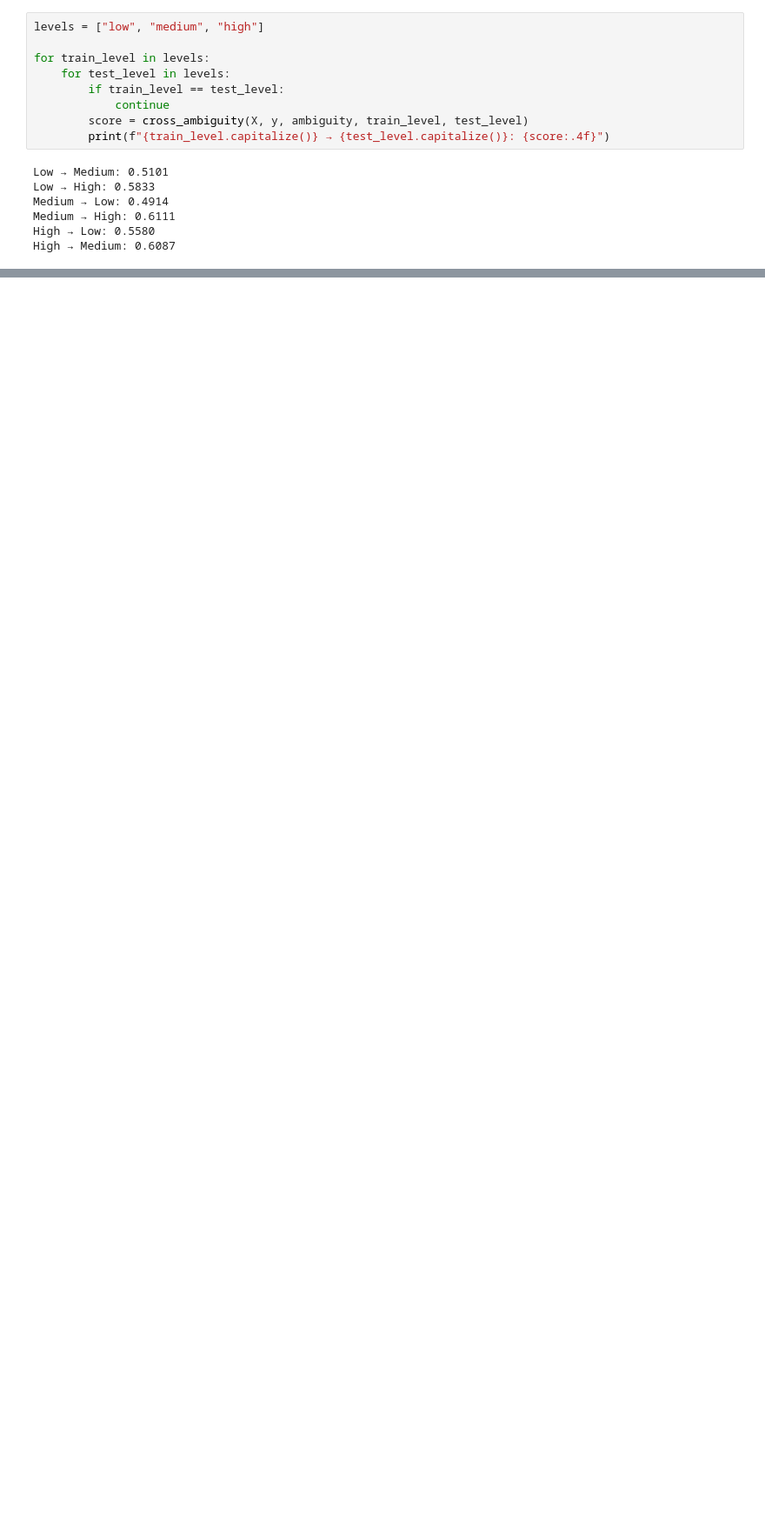
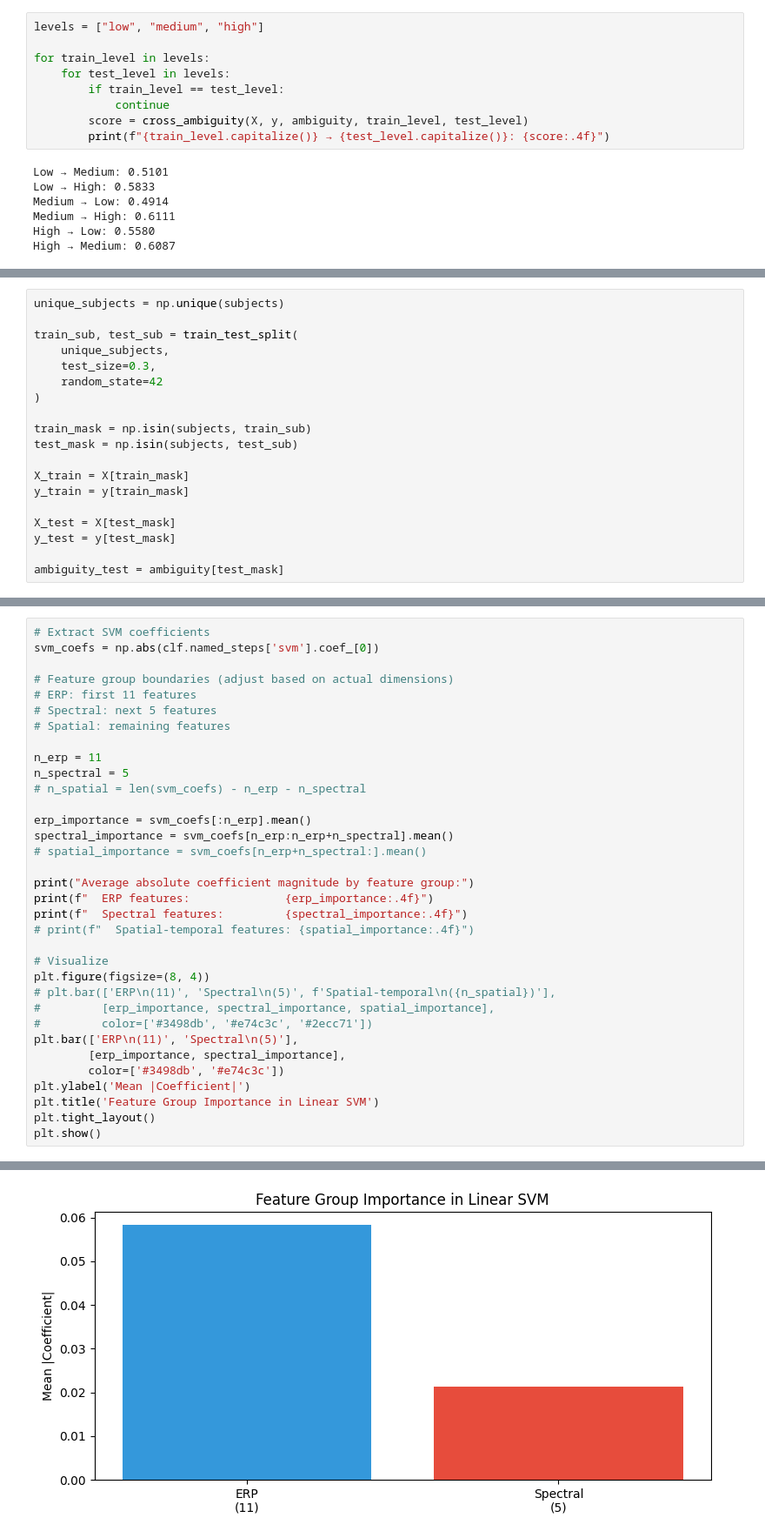
Before and after one commit to Mingrui-Zhuang/COGS189_Face_emotion_EEG, a Jupyter notebook: preprocessing.ipynb, the cells around one changed output, grey strips where cells are left out. Shown at 87% size. Saved outputs shown, nothing was run; the diff lists cells and outputs as text; blank space fills up the shorter version.

```diff
--- a/preprocessing.ipynb
+++ b/preprocessing.ipynb
@@ -1081,0 +1197,19 @@ Medium > High: t=nan, p=nan
+# %%
+unique_subjects = np.unique(subjects)
+
+train_sub, test_sub = train_test_split(
+    unique_subjects,
+    test_size=0.3,
+    random_state=42
+)
+
+train_mask = np.isin(subjects, train_sub)
+test_mask = np.isin(subjects, test_sub)
+
+X_train = X[train_mask]
+y_train = y[train_mask]
+
+X_test = X[test_mask]
+y_test = y[test_mask]
+
+ambiguity_test = ambiguity[test_mask]
@@ -1081,0 +1272,35 @@ Medium > High: t=nan, p=nan
+# %%
+# Extract SVM coefficients
+svm_coefs = np.abs(clf.named_steps['svm'].coef_[0])
+
+# Feature group boundaries (adjust based on actual dimensions)
+# ERP: first 11 features
+# Spectral: next 5 features
+# Spatial: remaining features
+
+n_erp = 11
+n_spectral = 5
+# n_spatial = len(svm_coefs) - n_erp - n_spectral
+
+erp_importance = svm_coefs[:n_erp].mean()
+spectral_importance = svm_coefs[n_erp:n_erp+n_spectral].mean()
+# spatial_importance = svm_coefs[n_erp+n_spectral:].mean()
+
+print("Average absolute coefficient magnitude by feature group:")
+print(f"  ERP features:              {erp_importance:.4f}")
+print(f"  Spectral features:         {spectral_importance:.4f}")
+# print(f"  Spatial-temporal features: {spatial_importance:.4f}")
+
+# Visualize
+plt.figure(figsize=(8, 4))
+# plt.bar(['ERP\n(11)', 'Spectral\n(5)', f'Spatial-temporal\n({n_spatial})'],
+#         [erp_importance, spectral_importance, spatial_importance],
+#         color=['#3498db', '#e74c3c', '#2ecc71'])
+plt.bar(['ERP\n(11)', 'Spectral\n(5)'],
+        [erp_importance, spectral_importance],
+        color=['#3498db', '#e74c3c'])
+plt.ylabel('Mean |Coefficient|')
+plt.title('Feature Group Importance in Linear SVM')
+plt.tight_layout()
+plt.show()
+# %% [output]
@@ -1081,0 +1310 @@ Medium > High: t=nan, p=nan
+[figure, added]
```
Also changed, not shown: parts of 60 cells of this notebook, 1 other file.
